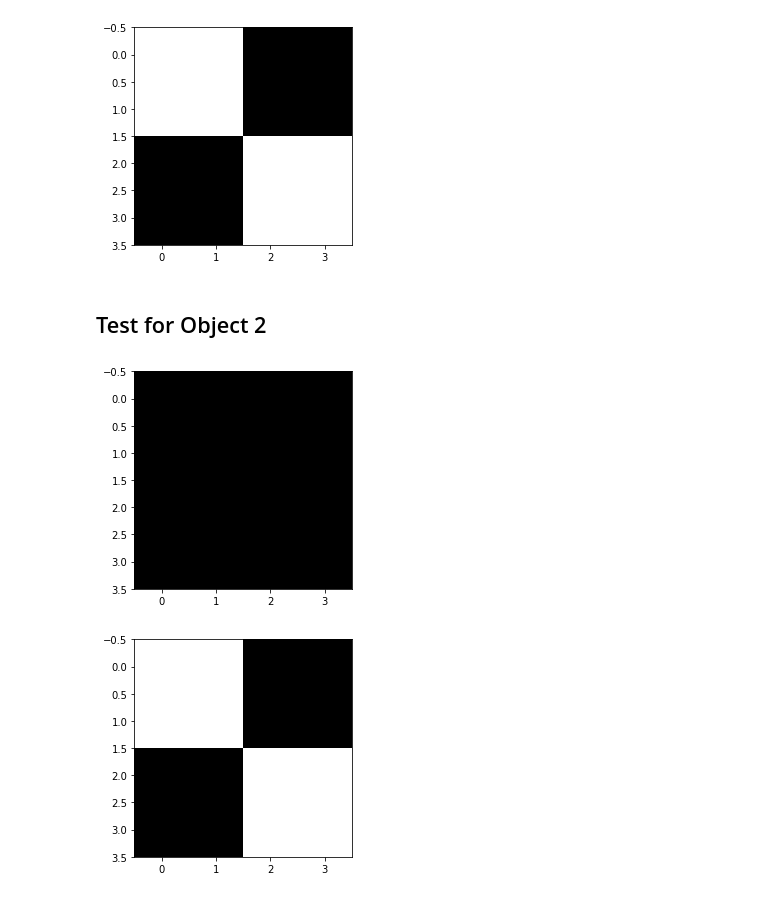
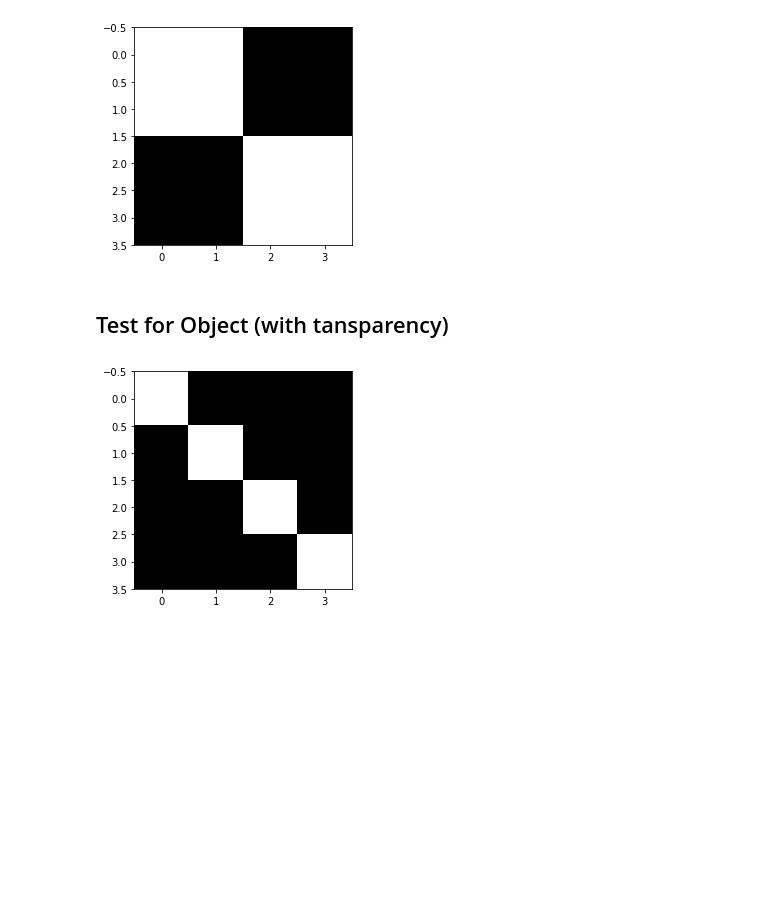
Before and after one commit to yingshaoxo/numpyworld, a Jupyter notebook: Example.ipynb, the cells around one changed output. Cells and saved outputs as stored; diff of their text form; code cells hidden in the pictures; blank space fills up the shorter version.

Commit message:
now we support transparent layer for object

```diff
--- a/Example.ipynb
+++ b/Example.ipynb
@@ -284,29 +284,25 @@ world.show()
 [figure]
 [figure]
 # %% [markdown]
-## Test for Object 2
+## Test for Object (with tansparency)
 # %%
 from numpyworld import Object, World
 import numpy as np
 
 world = World()
 world.enable_jupyter_notebook_mode()
 #world.disable_jupyter_notebook_mode()
 
 width = 4
 height = 4
 world.create_an_image(width=width, height=height, background_color=(0,0,0))
 
-array = np.array([[[255, 255, 255, 0],
-                   [255, 255, 255, 255]],
-                  [[255, 255, 255, 255],
-                   [255, 255, 255, 0]]])
+array = np.array([[[255, 255, 255, 255], [255, 255, 255, 0]],
+                  [[255, 255, 255, 0], [255, 255, 255, 255]]])
 obj = Object(array)
 
-world.show()
 world.draw(obj.image, (0,0))
 world.draw(obj.image, (2,2))
 world.show()
 # %% [output]
-[figure, old version]
+[figure, new version]
-[figure, removed]
```
Also changed, not shown: parts of 1 cell of this notebook, 1 other file.
